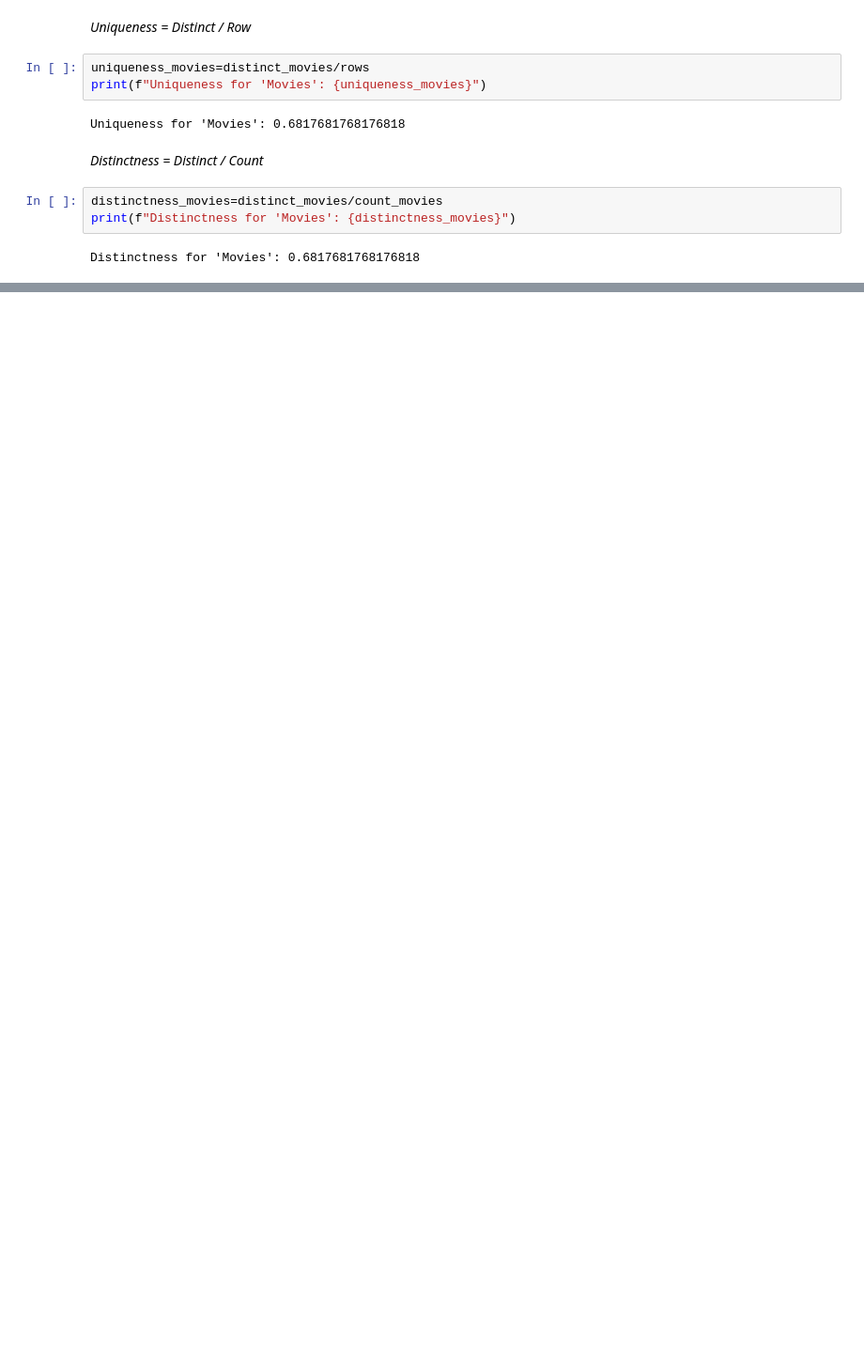
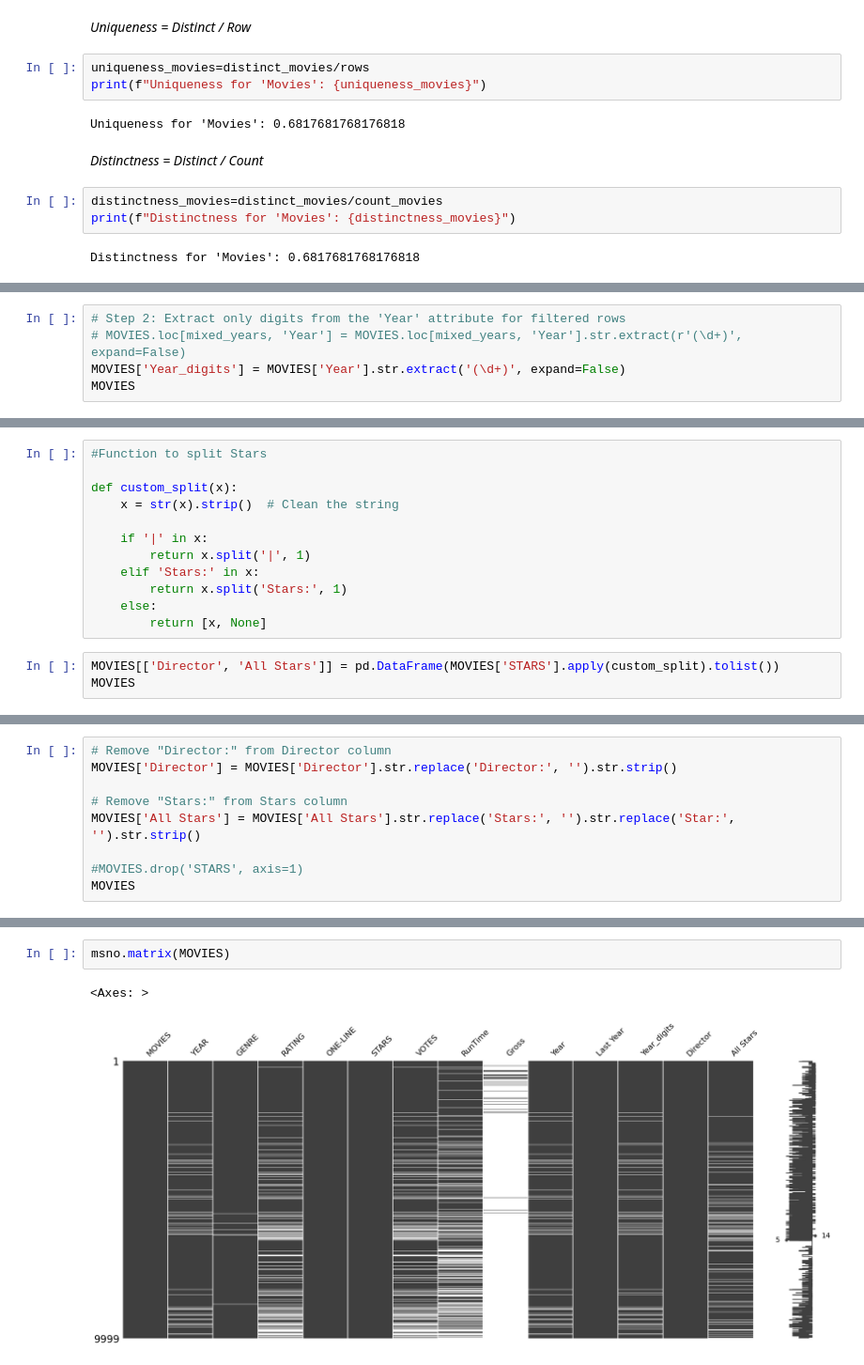
Before and after one commit to lukamath/DIQ_Project, a Jupyter notebook: DIQ_Project_10104067_LM-00.ipynb, the cells around one changed output, grey strips where cells are left out. Shown: that part at 94% size. Saved outputs shown, nothing was run; the diff lists cells and outputs as text; blank space fills up the shorter version.

```diff
--- a/DIQ_Project_10104067_LM-00.ipynb
+++ b/DIQ_Project_10104067_LM-00.ipynb
@@ -923,0 +461,5 @@ mno.matrix(MOVIES)
+# %%
+# Step 2: Extract only digits from the 'Year' attribute for filtered rows
+# MOVIES.loc[mixed_years, 'Year'] = MOVIES.loc[mixed_years, 'Year'].str.extract(r'(\d+)', expand=False)
+MOVIES['Year_digits'] = MOVIES['Year'].str.extract('(\d+)', expand=False)
+MOVIES
@@ -923,0 +487,15 @@ mno.matrix(MOVIES)
+# %%
+#Function to split Stars
+
+def custom_split(x):
+    x = str(x).strip()  # Clean the string
+
+    if '|' in x:
+        return x.split('|', 1)
+    elif 'Stars:' in x:
+        return x.split('Stars:', 1)
+    else:
+        return [x, None]
+# %%
+MOVIES[['Director', 'All Stars']] = pd.DataFrame(MOVIES['STARS'].apply(custom_split).tolist())
+MOVIES
@@ -923,0 +516,9 @@ mno.matrix(MOVIES)
+# %%
+# Remove "Director:" from Director column
+MOVIES['Director'] = MOVIES['Director'].str.replace('Director:', '').str.strip()
+
+# Remove "Stars:" from Stars column
+MOVIES['All Stars'] = MOVIES['All Stars'].str.replace('Stars:', '').str.replace('Star:', '').str.strip()
+
+#MOVIES.drop('STARS', axis=1)
+MOVIES
@@ -923,0 +539,5 @@ mno.matrix(MOVIES)
+# %%
+msno.matrix(MOVIES)
+# %% [output]
+<Axes: >
+[figure, added]
```
Also changed, not shown: parts of 145 cells of this notebook.
